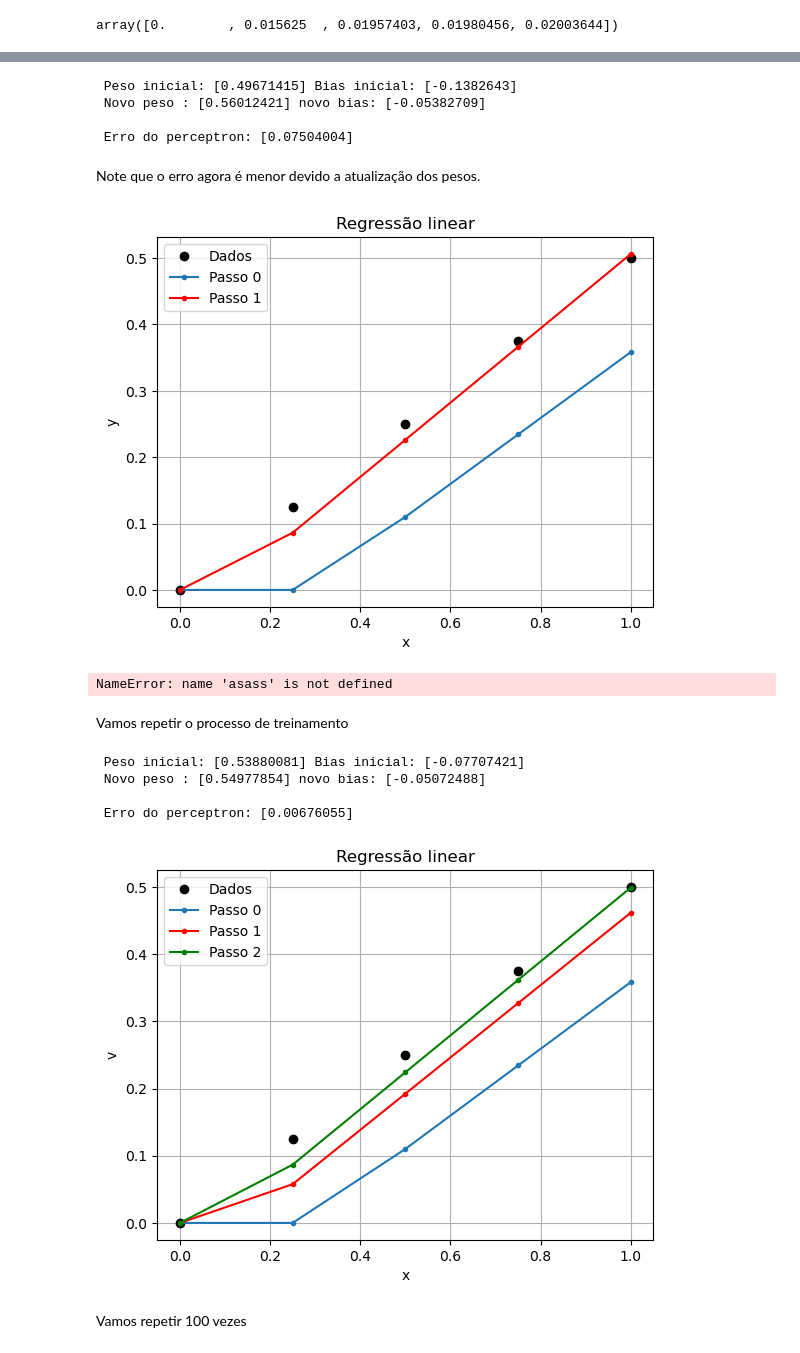
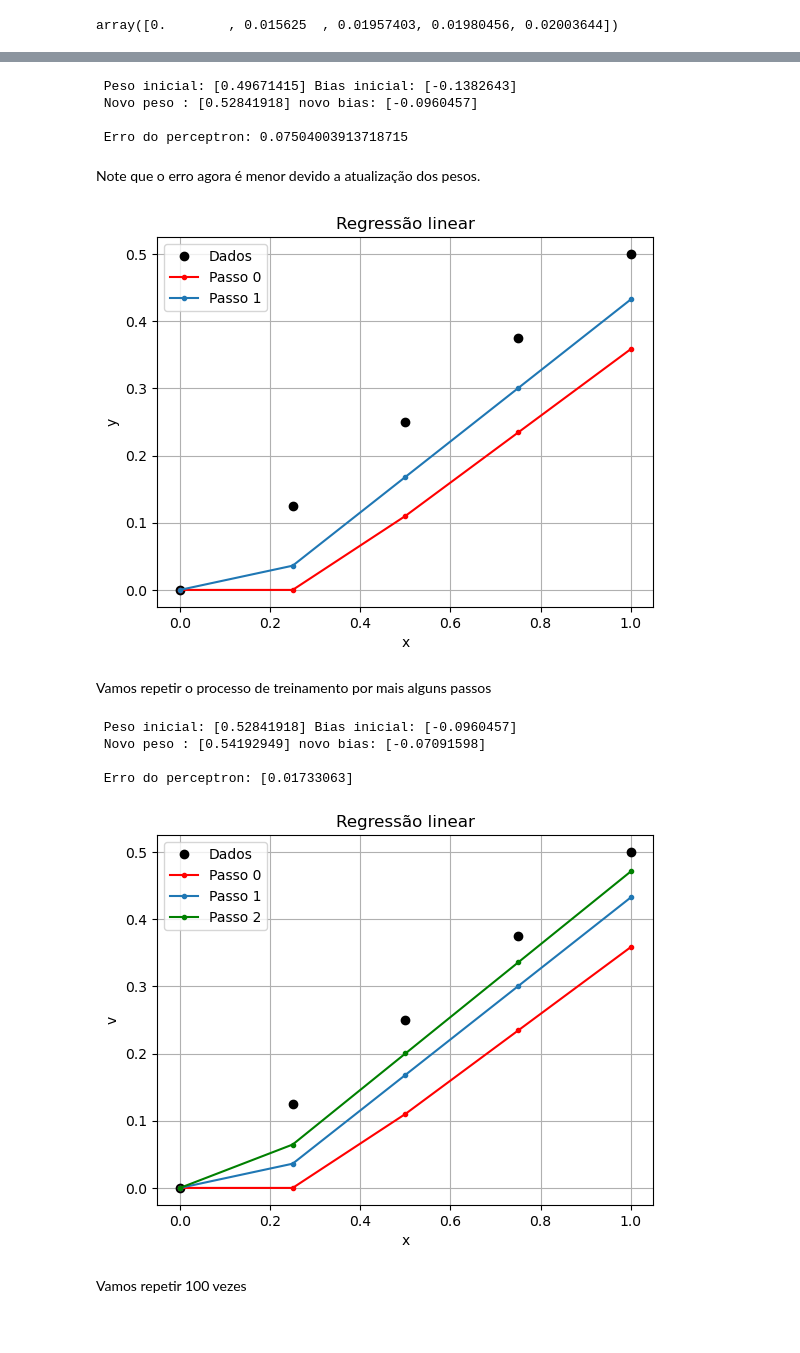
Before and after one commit to Coffee4MePlz/Notebooks_NN_Physics, a Jupyter notebook: 02-Perceptron-Regressao.ipynb, the cells around one changed output, grey strips where cells are left out. Saved outputs shown, nothing was run; the diff lists cells and outputs as text; code cells hidden in the pictures.

```diff
--- a/02-Perceptron-Regressao.ipynb
+++ b/02-Perceptron-Regressao.ipynb
@@ -95,7 +124,7 @@ Agora vamos fazer para todos os dados
 #Para sempre gerar os mesmo numeros aleatorios
 
 print(" Peso inicial:",w,"Bias inicial:",b)
-eta = 0.1
+eta = 0.05
 Loss = 0
 
 w_new = 0
@@ -114,12 +143,12 @@ for indice in range(len(x)):
 w += w_new
 b += b_new
 print(" Novo peso :",w,"novo bias:",b)
-print("\n Erro do perceptron:",Loss)
+print("\n Erro do perceptron:",Loss[-1])
 # %% [output]
  Peso inicial: [0.49671415] Bias inicial: [-0.1382643]
- Novo peso : [0.56012421] novo bias: [-0.05382709]
+ Novo peso : [0.52841918] novo bias: [-0.0960457]
 
- Erro do perceptron: [0.07504004]
+ Erro do perceptron: 0.07504003913718715
 # %% [markdown]
 Note que o erro agora é menor devido a atualização dos pesos.
 # %%
@@ -129,60 +158,56 @@ for i in x:
 
 plt.title("Regressão linear")
 plt.plot(x,y,"ko",label="Dados")
-plt.plot(x,y_0,".-",label="Passo 0")
-plt.plot(x,y_1,"r.-",label="Passo 1")
+plt.plot(x,y_0,"r.-",label="Passo 0")
+plt.plot(x,y_1,".-",label="Passo 1")
 plt.grid(True)
 plt.xlabel("x")
 plt.ylabel("y")
 plt.legend()
 plt.show()
 # %% [output]
-[figure, old version]
+[figure, new version]
-# %%
-asass
-# %% [output]
-NameError: name 'asass' is not defined
 # %% [markdown]
-Vamos repetir o processo de treinamento
+Vamos repetir o processo de treinamento  por mais alguns passos
 # %%
 print(" Peso inicial:",w,"Bias inicial:",b)
-eta = 0.1
+eta = 0.05
 Loss = 0
 for indice in range(len(x)):
     x_j = x[indice]  # Input
     y_j = y[indice]  # Target
 
     linear  = np.dot(w,x_j) + b
     y_saida = Relu(linear)  # Perceptron
     loss    = y_j - y_saida
 
     w   +=  2*eta*loss*dReLU(linear)*x_j
     b   +=  2*eta*loss*dReLU(linear)
 
     Loss += loss**2#/len(x)
 print(" Novo peso :",w,"novo bias:",b)
 print("\n Erro do perceptron:",Loss)
 
 y_2 = []
 for i in x:
     y_2.append( Relu(np.dot(w,i) + b ))
 
 plt.title("Regressão linear")
 plt.plot(x,y,"ko",label="Dados")
 
-plt.plot(x,y_0,".-" ,label="Passo 0")
-plt.plot(x,y_1,"r.-",label="Passo 1")
+plt.plot(x,y_0,"r.-" ,label="Passo 0")
+plt.plot(x,y_1,".-",label="Passo 1")
 plt.plot(x,y_2,"g.-",label="Passo 2")
 plt.grid(True)
 plt.xlabel("x")
 plt.ylabel("v")
 plt.legend()
 plt.show()
 # %% [output]
- Peso inicial: [0.53880081] Bias inicial: [-0.07707421]
- Novo peso : [0.54977854] novo bias: [-0.05072488]
+ Peso inicial: [0.52841918] Bias inicial: [-0.0960457]
+ Novo peso : [0.54192949] novo bias: [-0.07091598]
 
- Erro do perceptron: [0.00676055]
+ Erro do perceptron: [0.01733063]
-[figure, old version]
+[figure, new version]
 # %% [markdown]
 Vamos repetir 100 vezes
```
Also changed, not shown: parts of 21 cells of this notebook, 2 other files.
